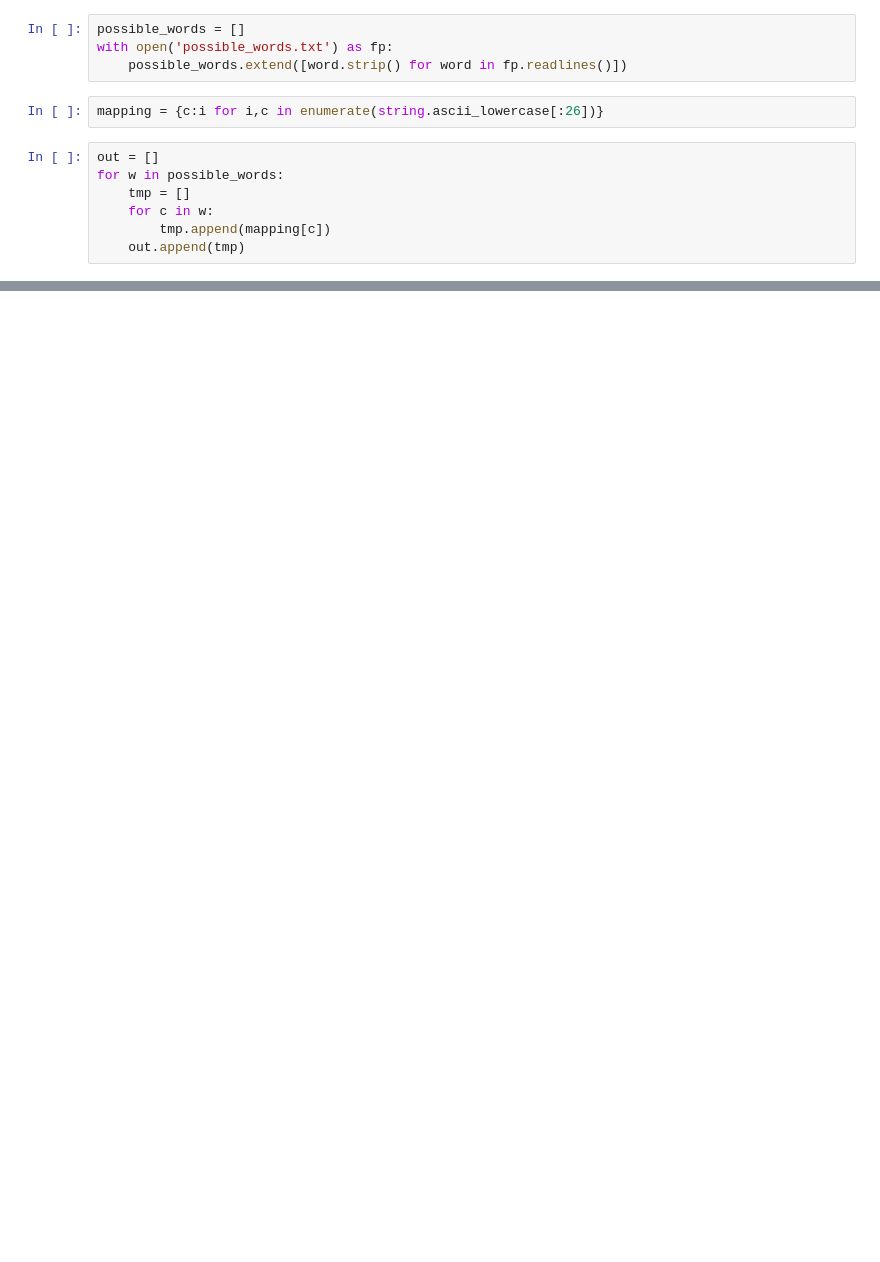
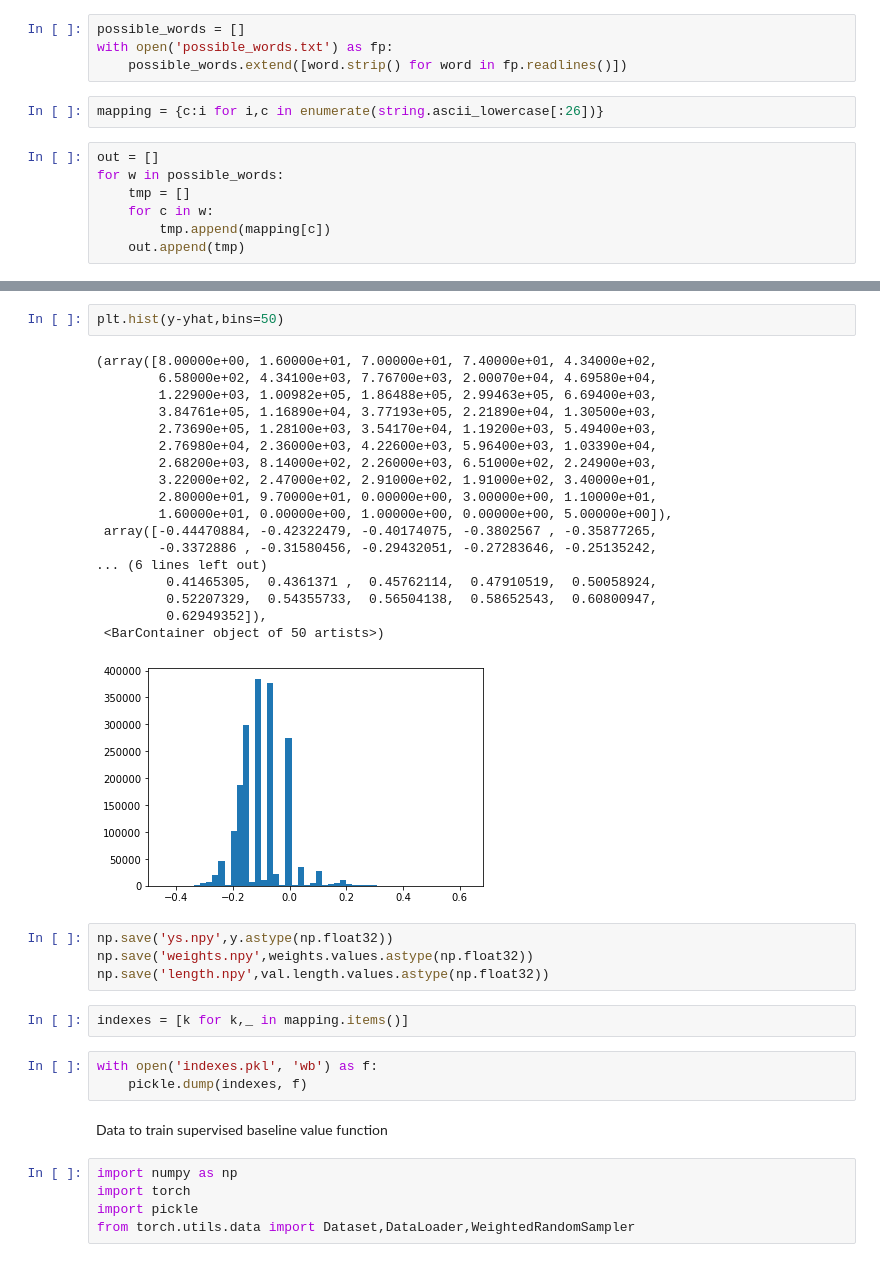
Before and after one commit to zhenlan0426/wordle, a Jupyter notebook: prepare_data_RL.ipynb, the cells around one changed output, grey strips where cells are left out. Cells and saved outputs as stored; diff of their text form; blank space fills up the shorter version.

```diff
--- a/prepare_data_RL.ipynb
+++ b/prepare_data_RL.ipynb
@@ -35,0 +97,37 @@ tensor([[ 0,  1,  0,  2, 10],
+# %%
+plt.hist(y-yhat,bins=50)
+# %% [output]
+(array([8.00000e+00, 1.60000e+01, 7.00000e+01, 7.40000e+01, 4.34000e+02,
+        6.58000e+02, 4.34100e+03, 7.76700e+03, 2.00070e+04, 4.69580e+04,
+        1.22900e+03, 1.00982e+05, 1.86488e+05, 2.99463e+05, 6.69400e+03,
+        3.84761e+05, 1.16890e+04, 3.77193e+05, 2.21890e+04, 1.30500e+03,
+        2.73690e+05, 1.28100e+03, 3.54170e+04, 1.19200e+03, 5.49400e+03,
+        2.76980e+04, 2.36000e+03, 4.22600e+03, 5.96400e+03, 1.03390e+04,
+        2.68200e+03, 8.14000e+02, 2.26000e+03, 6.51000e+02, 2.24900e+03,
+        3.22000e+02, 2.47000e+02, 2.91000e+02, 1.91000e+02, 3.40000e+01,
+        2.80000e+01, 9.70000e+01, 0.00000e+00, 3.00000e+00, 1.10000e+01,
+        1.60000e+01, 0.00000e+00, 1.00000e+00, 0.00000e+00, 5.00000e+00]),
+ array([-0.44470884, -0.42322479, -0.40174075, -0.3802567 , -0.35877265,
+        -0.3372886 , -0.31580456, -0.29432051, -0.27283646, -0.25135242,
+... (6 lines left out)
+         0.41465305,  0.4361371 ,  0.45762114,  0.47910519,  0.50058924,
+         0.52207329,  0.54355733,  0.56504138,  0.58652543,  0.60800947,
+         0.62949352]),
+ <BarContainer object of 50 artists>)
+[figure, added]
+# %%
+np.save('ys.npy',y.astype(np.float32))
+np.save('weights.npy',weights.values.astype(np.float32))
+np.save('length.npy',val.length.values.astype(np.float32))
+# %%
+indexes = [k for k,_ in mapping.items()]
+# %%
+with open('indexes.pkl', 'wb') as f:
+    pickle.dump(indexes, f)
+# %% [markdown]
+Data to train supervised baseline value function
+# %%
+import numpy as np
+import torch
+import pickle
+from torch.utils.data import Dataset,DataLoader,WeightedRandomSampler
```
Also changed, not shown: parts of 51 cells of this notebook.
